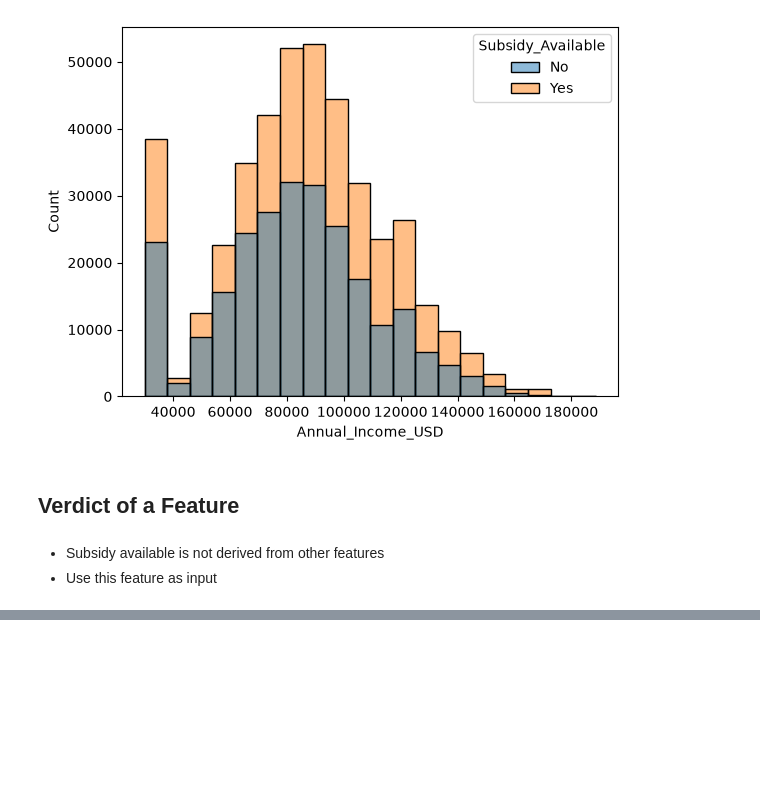
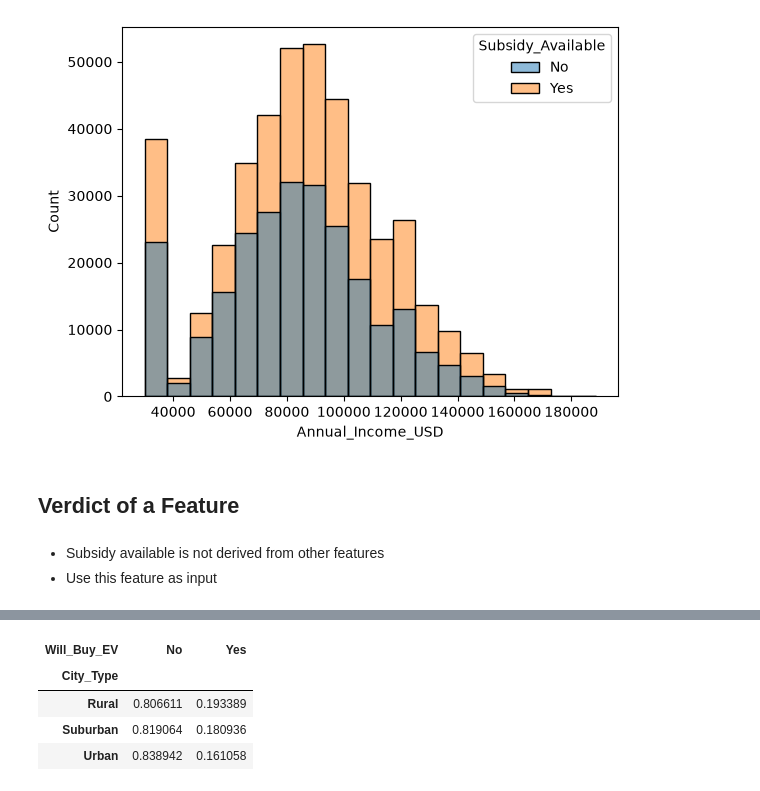
Before and after one commit to gavrilovAlikhan/EV-Purchases, a Jupyter notebook: notebooks/feature_synthesis.ipynb, the cells around one changed output, grey strips where cells are left out. Cells and saved outputs as stored; diff of their text form; code cells hidden in the pictures; blank space fills up the shorter version.

```diff
--- a/notebooks/feature_synthesis.ipynb
+++ b/notebooks/feature_synthesis.ipynb
@@ -66,0 +96,12 @@ sns.histplot(
+# %%
+pd.crosstab(
+    df['City_Type'],
+    df['Will_Buy_EV'],
+    normalize='index'
+)
+# %% [output]
+| Will_Buy_EV | No | Yes |
+| City_Type |  |  |
+| Rural | 0.806611 | 0.193389 |
+| Suburban | 0.819064 | 0.180936 |
+| Urban | 0.838942 | 0.161058 |
```
Also changed, not shown: parts of 12 cells of this notebook.
